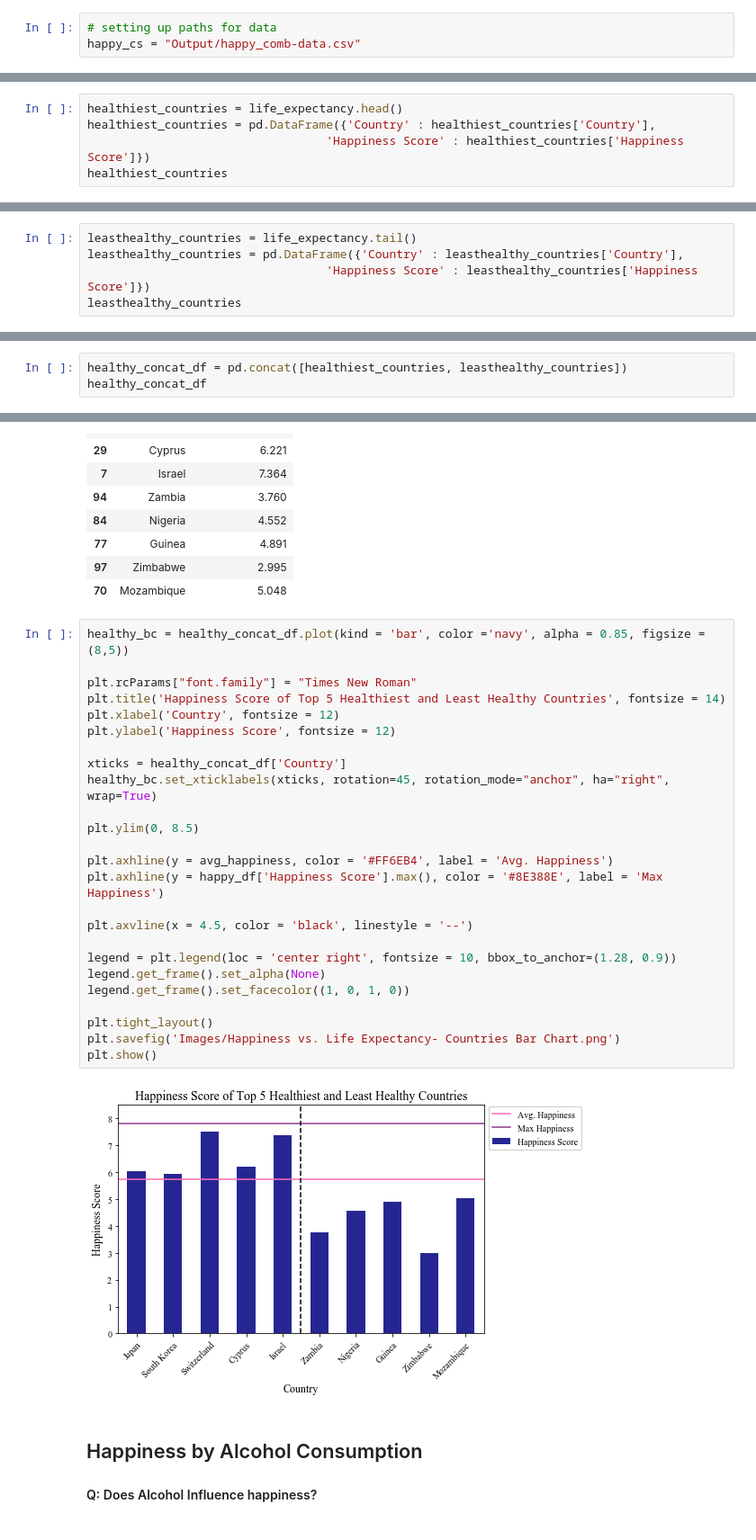
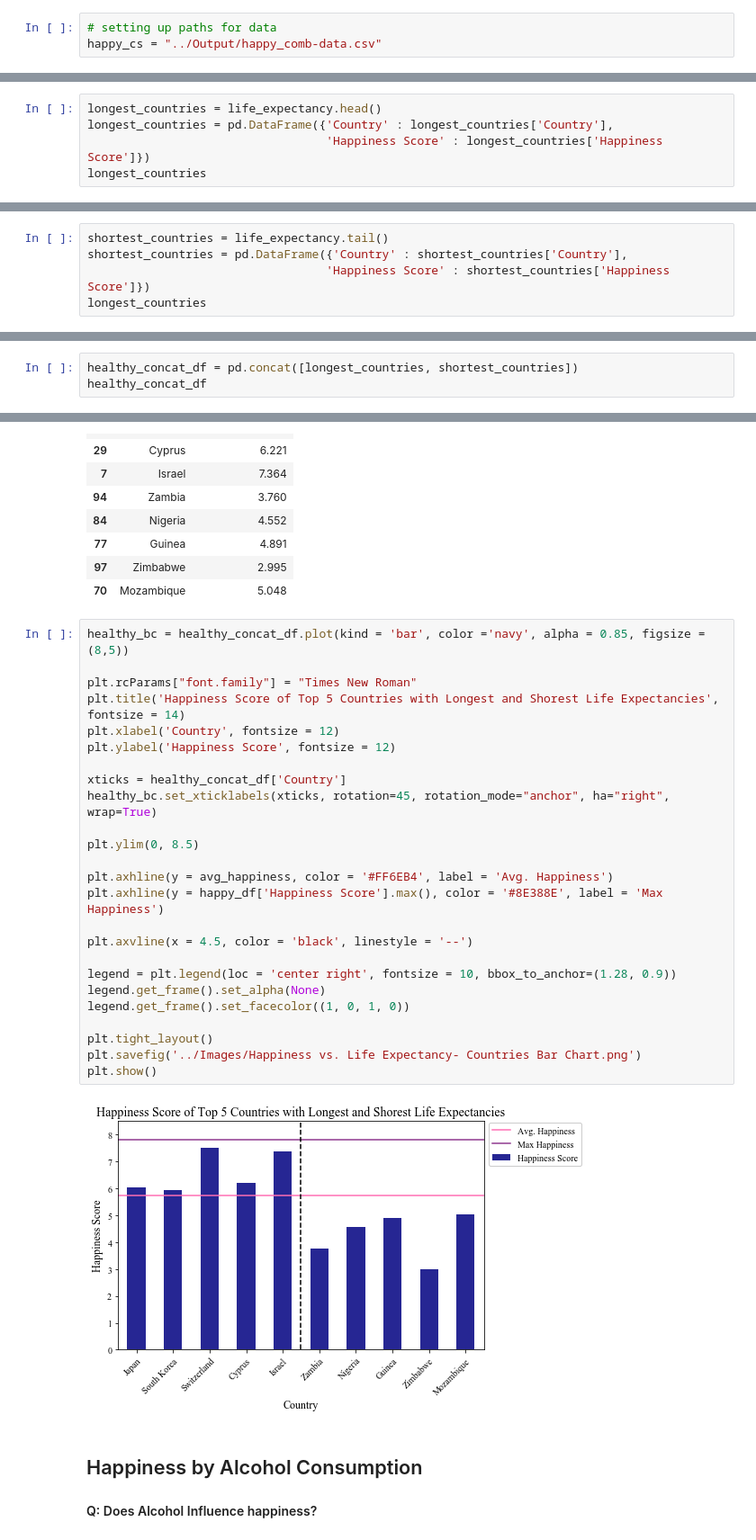
Before and after one commit to CBPher24/Exploring-World-Happiness, a Jupyter notebook: MainWork/Notebooks/All_Questions_team.ipynb, the cells around one changed output, grey strips where cells are left out. Shown at 90% size. Saved outputs shown, nothing was run; the diff lists cells and outputs as text.

```diff
--- a/MainWork/All_Questions_team.ipynb
+++ b/MainWork/Notebooks/All_Questions_team.ipynb
@@ -8,7 +8,7 @@ import pprint
 from scipy.stats import linregress
 # %%
 # setting up paths for data
-happy_cs = "Output/happy_comb-data.csv"
+happy_cs = "../Output/happy_comb-data.csv"
 # %%
 happy_df = pd.read_csv(happy_cs)
 happy_df
@@ -278,10 +278,10 @@ life_expectancy
 | 70 | 101 | Mozambique | 5.048 | 0.191 | 2838.00 | 947.0 | ... |
 98 rows × 7 columns
 # %%
-healthiest_countries = life_expectancy.head()
-healthiest_countries = pd.DataFrame({'Country' : healthiest_countries['Country'],
-                                  'Happiness Score' : healthiest_countries['Happiness Score']})
-healthiest_countries
+longest_countries = life_expectancy.head()
+longest_countries = pd.DataFrame({'Country' : longest_countries['Country'],
+                                  'Happiness Score' : longest_countries['Happiness Score']})
+longest_countries
 # %% [output]
 |  | Country | Happiness Score |
 | 40 | Japan | 6.039 |
@@ -290,9 +290,9 @@ healthiest_countries
 | 29 | Cyprus | 6.221 |
 | 7 | Israel | 7.364 |
 # %%
-leasthealthy_countries = life_expectancy.tail()
-leasthealthy_countries = pd.DataFrame({'Country' : leasthealthy_countries['Country'],
-                                  'Happiness Score' : leasthealthy_countries['Happiness Score']})
-leasthealthy_countries
+shortest_countries = life_expectancy.tail()
+shortest_countries = pd.DataFrame({'Country' : shortest_countries['Country'],
+                                  'Happiness Score' : shortest_countries['Happiness Score']})
+longest_countries
 # %% [output]
 |  | Country | Happiness Score |
@@ -304,5 +304,5 @@ leasthealthy_countries
 # %%
-healthy_concat_df = pd.concat([healthiest_countries, leasthealthy_countries])
+healthy_concat_df = pd.concat([longest_countries, shortest_countries])
 healthy_concat_df
 # %% [output]
 |  | Country | Happiness Score |
@@ -319,30 +319,30 @@ healthy_concat_df
 # %%
 healthy_bc = healthy_concat_df.plot(kind = 'bar', color ='navy', alpha = 0.85, figsize = (8,5))
 
 plt.rcParams["font.family"] = "Times New Roman"
-plt.title('Happiness Score of Top 5 Healthiest and Least Healthy Countries', fontsize = 14)
+plt.title('Happiness Score of Top 5 Countries with Longest and Shorest Life Expectancies', fontsize = 14)
 plt.xlabel('Country', fontsize = 12)
 plt.ylabel('Happiness Score', fontsize = 12)
 
 xticks = healthy_concat_df['Country']
 healthy_bc.set_xticklabels(xticks, rotation=45, rotation_mode="anchor", ha="right", wrap=True)
 
 plt.ylim(0, 8.5)
 
 plt.axhline(y = avg_happiness, color = '#FF6EB4', label = 'Avg. Happiness')
 plt.axhline(y = happy_df['Happiness Score'].max(), color = '#8E388E', label = 'Max Happiness')
 
 plt.axvline(x = 4.5, color = 'black', linestyle = '--')
 
 legend = plt.legend(loc = 'center right', fontsize = 10, bbox_to_anchor=(1.28, 0.9))
 legend.get_frame().set_alpha(None)
 legend.get_frame().set_facecolor((1, 0, 1, 0))
 
 plt.tight_layout()
-plt.savefig('Images/Happiness vs. Life Expectancy- Countries Bar Chart.png')
+plt.savefig('../Images/Happiness vs. Life Expectancy- Countries Bar Chart.png')
 plt.show()
 # %% [output]
-[figure, old version]
+[figure, new version]
 # %% [markdown]
 ## Happiness by Alcohol Consumption
 #### Q: Does Alcohol Influence happiness?
```
Also changed, not shown: parts of 9 cells of this notebook, 40 other files.
